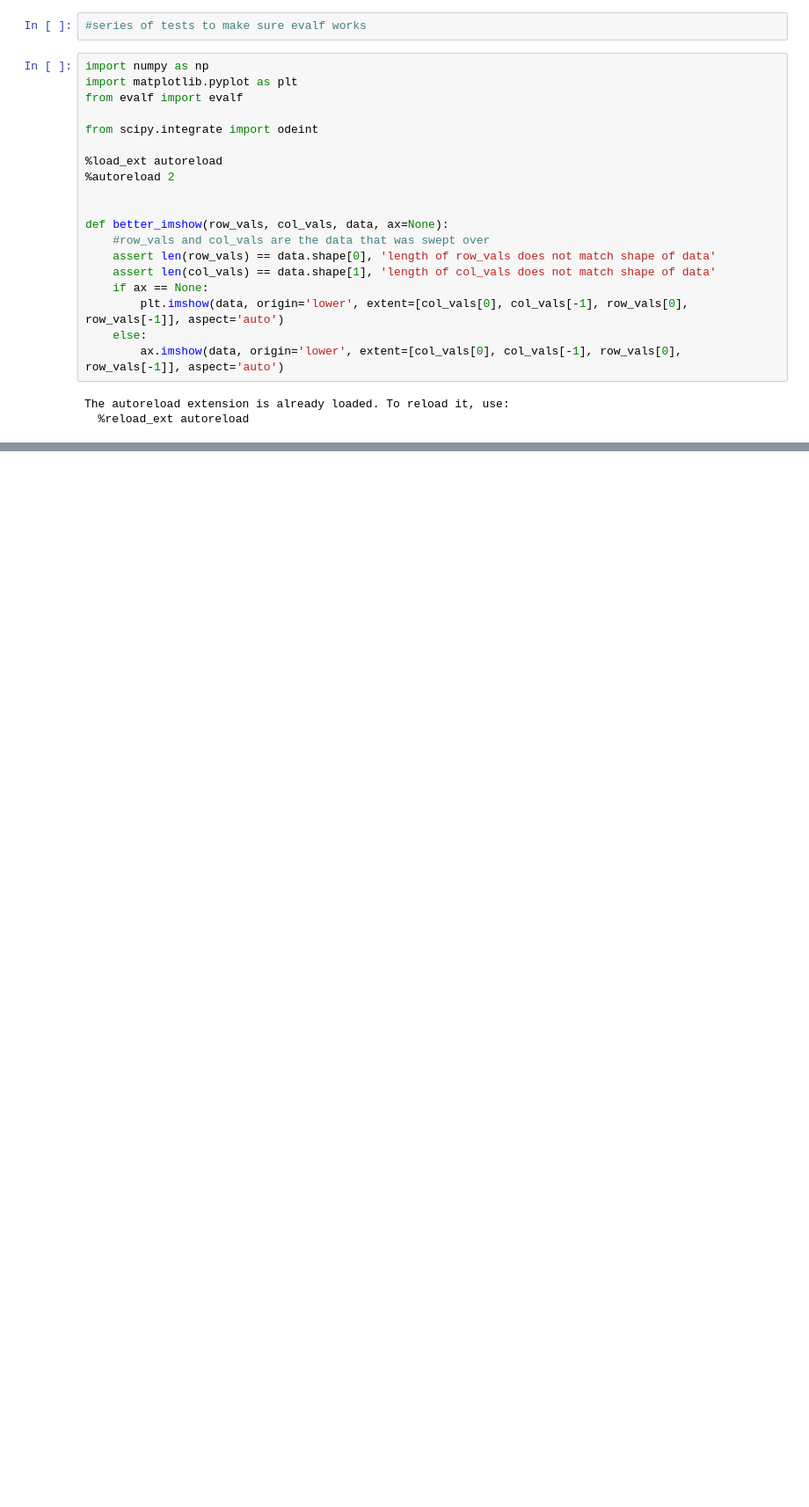
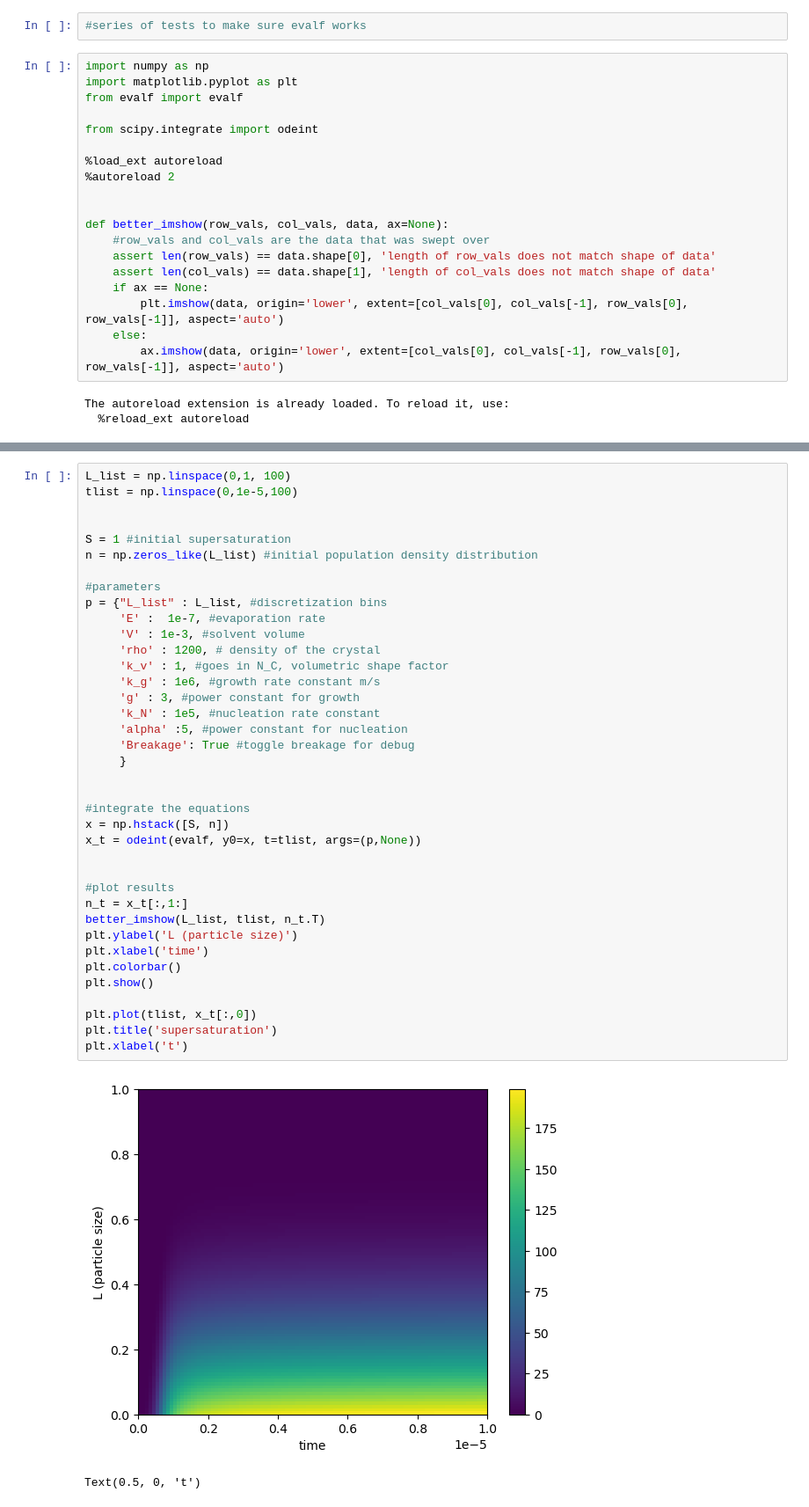
Before and after one commit to lucasattia/crystalPBM, a Jupyter notebook: functions/testevalf.ipynb, the cells around one changed output, grey strips where cells are left out. Shown: that part at 88% size. Saved outputs shown, nothing was run; the diff lists cells and outputs as text; blank space fills up the shorter version.

```diff
--- a/functions/testevalf.ipynb
+++ b/functions/testevalf.ipynb
@@ -26,0 +27,41 @@ The autoreload extension is already loaded. To reload it, use:
+# %%
+L_list = np.linspace(0,1, 100)
+tlist = np.linspace(0,1e-5,100)
+
+
+S = 1 #initial supersaturation
+n = np.zeros_like(L_list) #initial population density distribution
+
+#parameters
+p = {"L_list" : L_list, #discretization bins
+     'E' :  1e-7, #evaporation rate
+     'V' : 1e-3, #solvent volume
+     'rho' : 1200, # density of the crystal
+     'k_v' : 1, #goes in N_C, volumetric shape factor
+     'k_g' : 1e6, #growth rate constant m/s
+     'g' : 3, #power constant for growth
+     'k_N' : 1e5, #nucleation rate constant
+     'alpha' :5, #power constant for nucleation
+     'Breakage': True #toggle breakage for debug
+     }
+
+
+#integrate the equations
+x = np.hstack([S, n])
+x_t = odeint(evalf, y0=x, t=tlist, args=(p,None))
+
+
+#plot results
+n_t = x_t[:,1:]
+better_imshow(L_list, tlist, n_t.T)
+plt.ylabel('L (particle size)')
+plt.xlabel('time')
+plt.colorbar()
+plt.show()
+
+plt.plot(tlist, x_t[:,0])
+plt.title('supersaturation')
+plt.xlabel('t')
+# %% [output]
+[figure, added]
+Text(0.5, 0, 't')
```
Also changed, not shown: parts of 8 cells of this notebook, 3 other files.
